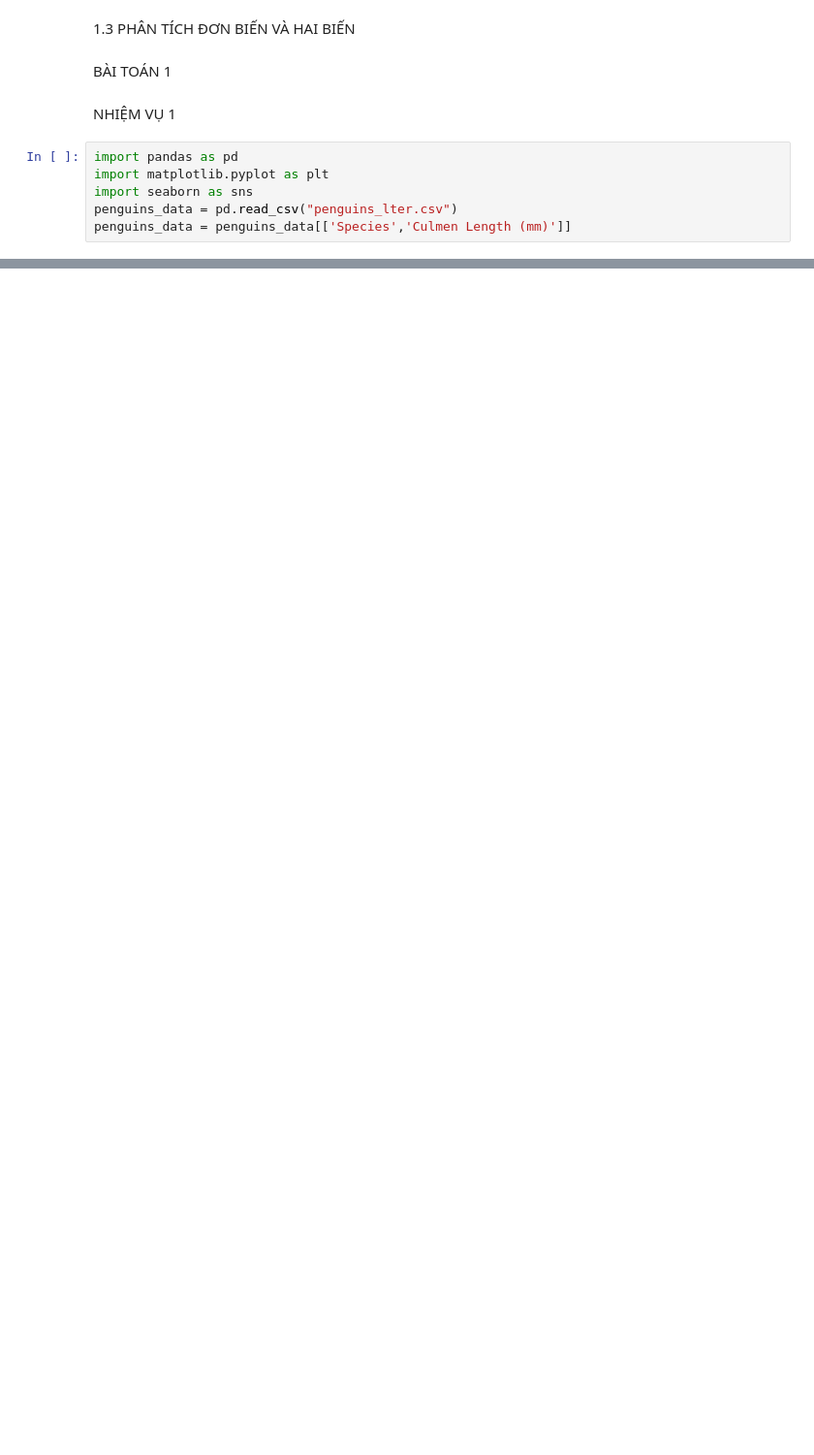
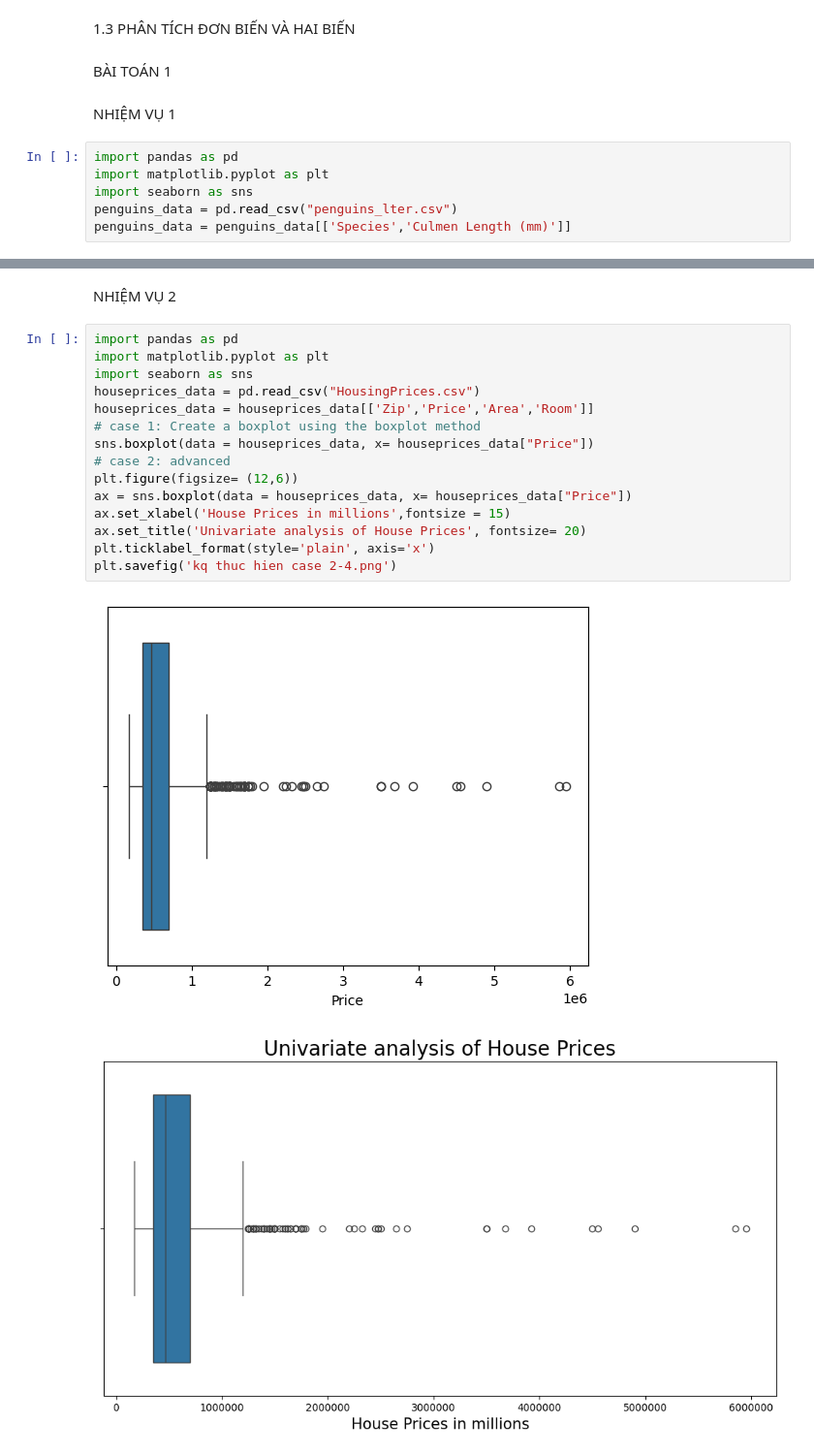
Before and after one commit to plkimtuyen05-boop/ktltsp.ueh25, a Jupyter notebook: midterm/th1 thong ke mo ta.ipynb, the cells around one changed output, grey strips where cells are left out. Shown at 97% size. Cells and saved outputs as stored; diff of their text form; blank space fills up the shorter version.

```diff
--- a/midterm/th1 thong ke mo ta.ipynb
+++ b/midterm/th1 thong ke mo ta.ipynb
@@ -485,0 +516,20 @@ NameError: name 'fig' is not defined
+# %% [markdown]
+NHIỆM VỤ 2
+# %%
+import pandas as pd
+import matplotlib.pyplot as plt
+import seaborn as sns
+houseprices_data = pd.read_csv("HousingPrices.csv")
+houseprices_data = houseprices_data[['Zip','Price','Area','Room']]
+# case 1: Create a boxplot using the boxplot method
+sns.boxplot(data = houseprices_data, x= houseprices_data["Price"])
+# case 2: advanced
+plt.figure(figsize= (12,6))
+ax = sns.boxplot(data = houseprices_data, x= houseprices_data["Price"])
+ax.set_xlabel('House Prices in millions',fontsize = 15)
+ax.set_title('Univariate analysis of House Prices', fontsize= 20)
+plt.ticklabel_format(style='plain', axis='x')
+plt.savefig('kq thuc hien case 2-4.png')
+# %% [output]
+[figure, added]
+[figure, added]
```
Also changed, not shown: parts of 18 cells of this notebook, 6 other files.
